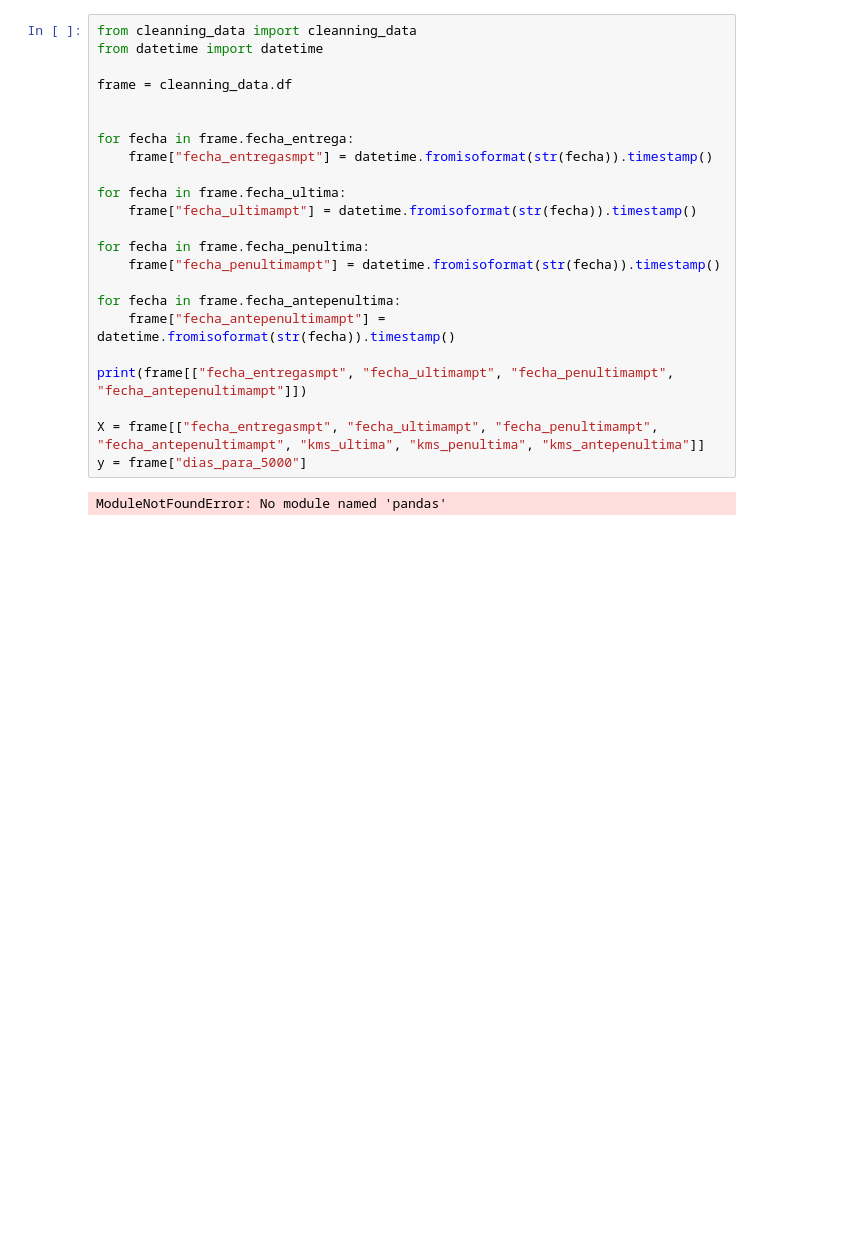
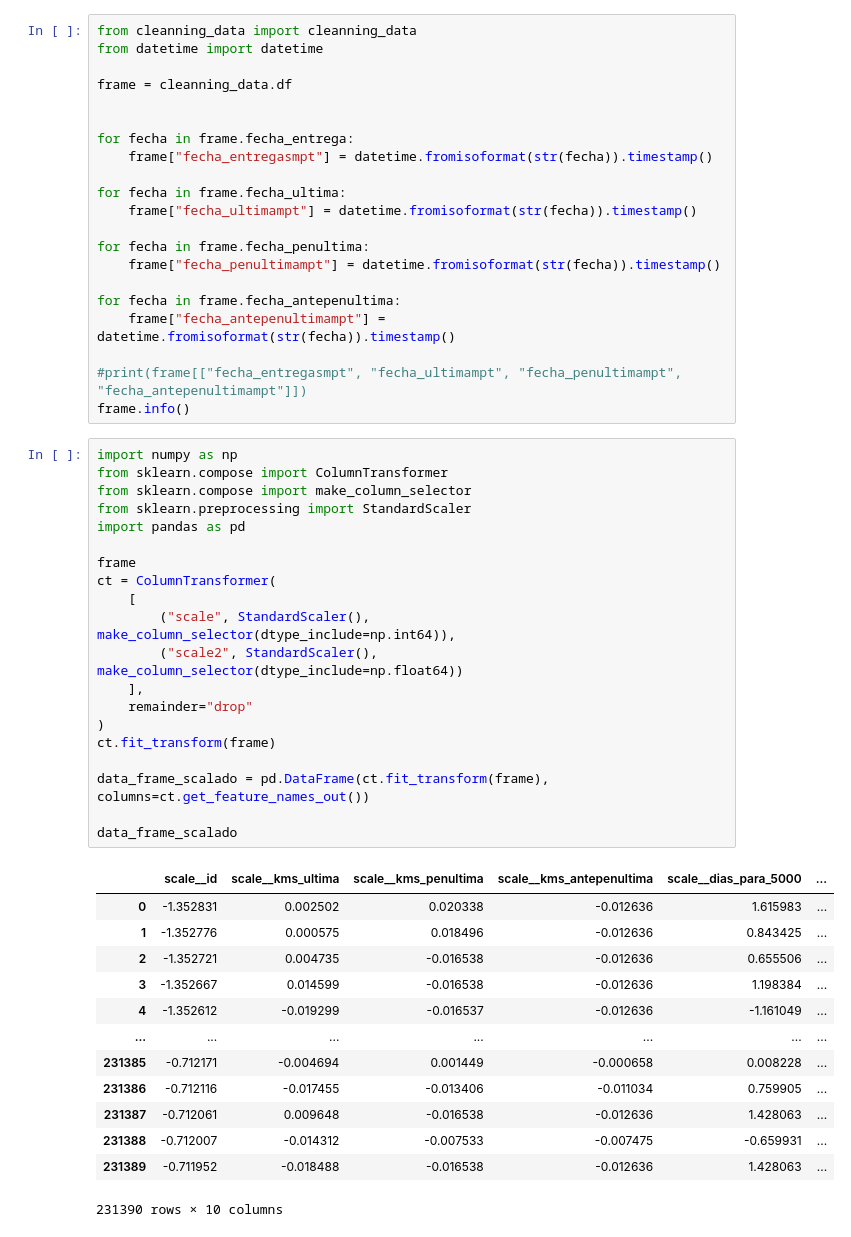
Before and after one commit to anthonnio92/Proyecto_GESTIONC, a Jupyter notebook: perceptron.ipynb, the cells around one changed output. Drawn from its saved outputs; the diff is of its cells as text; blank space fills up the shorter version.

```diff
--- a/perceptron.ipynb
+++ b/perceptron.ipynb
@@ -17,12 +17,42 @@ for fecha in frame.fecha_penultima:
 for fecha in frame.fecha_antepenultima:
     frame["fecha_antepenultimampt"] = datetime.fromisoformat(str(fecha)).timestamp()
 
-print(frame[["fecha_entregasmpt", "fecha_ultimampt", "fecha_penultimampt", "fecha_antepenultimampt"]])
-
-X = frame[["fecha_entregasmpt", "fecha_ultimampt", "fecha_penultimampt", "fecha_antepenultimampt", "kms_ultima", "kms_penultima", "kms_antepenultima"]]
-y = frame["dias_para_5000"]
+#print(frame[["fecha_entregasmpt", "fecha_ultimampt", "fecha_penultimampt", "fecha_antepenultimampt"]])
+frame.info()
-# %% [output]
-ModuleNotFoundError: No module named 'pandas'
+# %%
+import numpy as np
+from sklearn.compose import ColumnTransformer
+from sklearn.compose import make_column_selector
+from sklearn.preprocessing import StandardScaler
+import pandas as pd
+
+frame
+ct = ColumnTransformer(
+    [
+        ("scale", StandardScaler(), make_column_selector(dtype_include=np.int64)),
+        ("scale2", StandardScaler(), make_column_selector(dtype_include=np.float64))
+    ],
+    remainder="drop"
+)
+ct.fit_transform(frame)
+
+data_frame_scalado = pd.DataFrame(ct.fit_transform(frame), columns=ct.get_feature_names_out())
+
+data_frame_scalado
+# %% [output]
+|  | scale__id | scale__kms_ultima | scale__kms_penultima | scale__kms_antepenultima | scale__dias_para_5000 | ... |
+| 0 | -1.352831 | 0.002502 | 0.020338 | -0.012636 | 1.615983 | ... |
+| 1 | -1.352776 | 0.000575 | 0.018496 | -0.012636 | 0.843425 | ... |
+| 2 | -1.352721 | 0.004735 | -0.016538 | -0.012636 | 0.655506 | ... |
+| 3 | -1.352667 | 0.014599 | -0.016538 | -0.012636 | 1.198384 | ... |
+| 4 | -1.352612 | -0.019299 | -0.016537 | -0.012636 | -1.161049 | ... |
+| ... | ... | ... | ... | ... | ... | ... |
+| 231385 | -0.712171 | -0.004694 | 0.001449 | -0.000658 | 0.008228 | ... |
+| 231386 | -0.712116 | -0.017455 | -0.013406 | -0.011034 | 0.759905 | ... |
+| 231387 | -0.712061 | 0.009648 | -0.016538 | -0.012636 | 1.428063 | ... |
+| 231388 | -0.712007 | -0.014312 | -0.007533 | -0.007475 | -0.659931 | ... |
+| 231389 | -0.711952 | -0.018488 | -0.016538 | -0.012636 | 1.428063 | ... |
+231390 rows × 10 columns
 # %%
 from sklearn.model_selection import train_test_split
 
```
Also changed, not shown: parts of 4 cells of this notebook, 8 other files.
